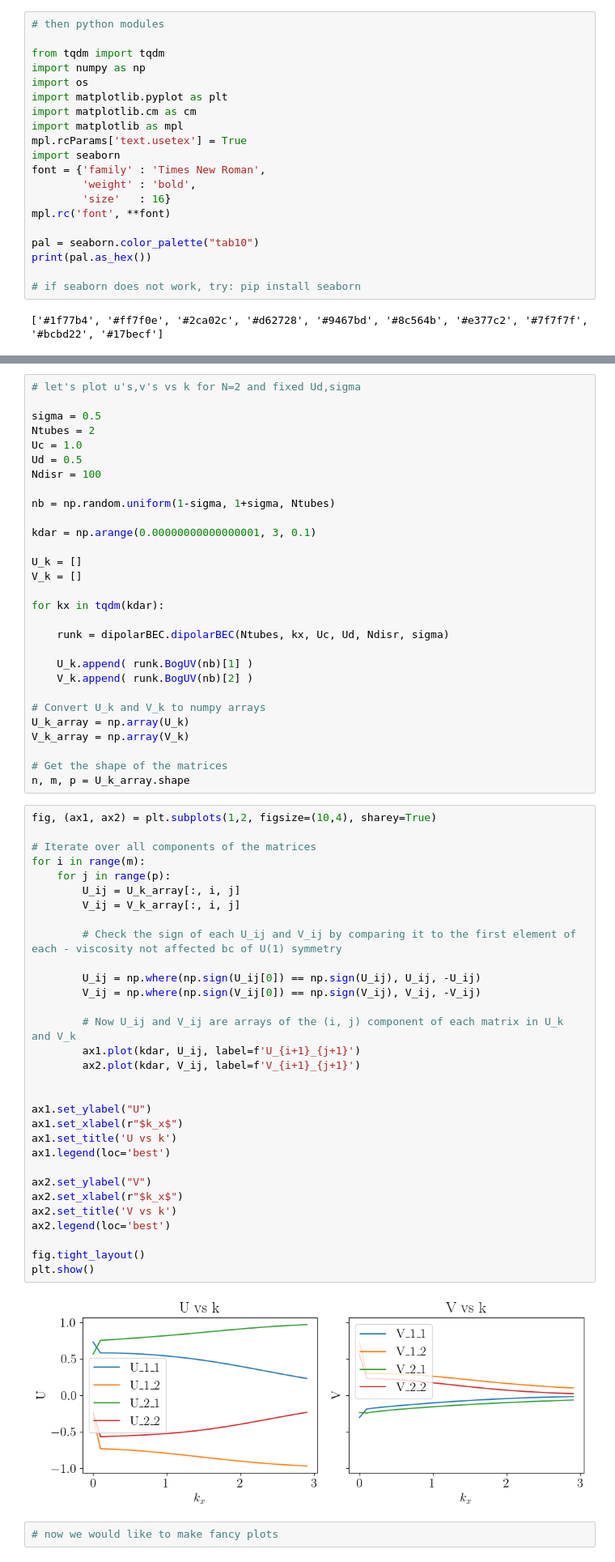
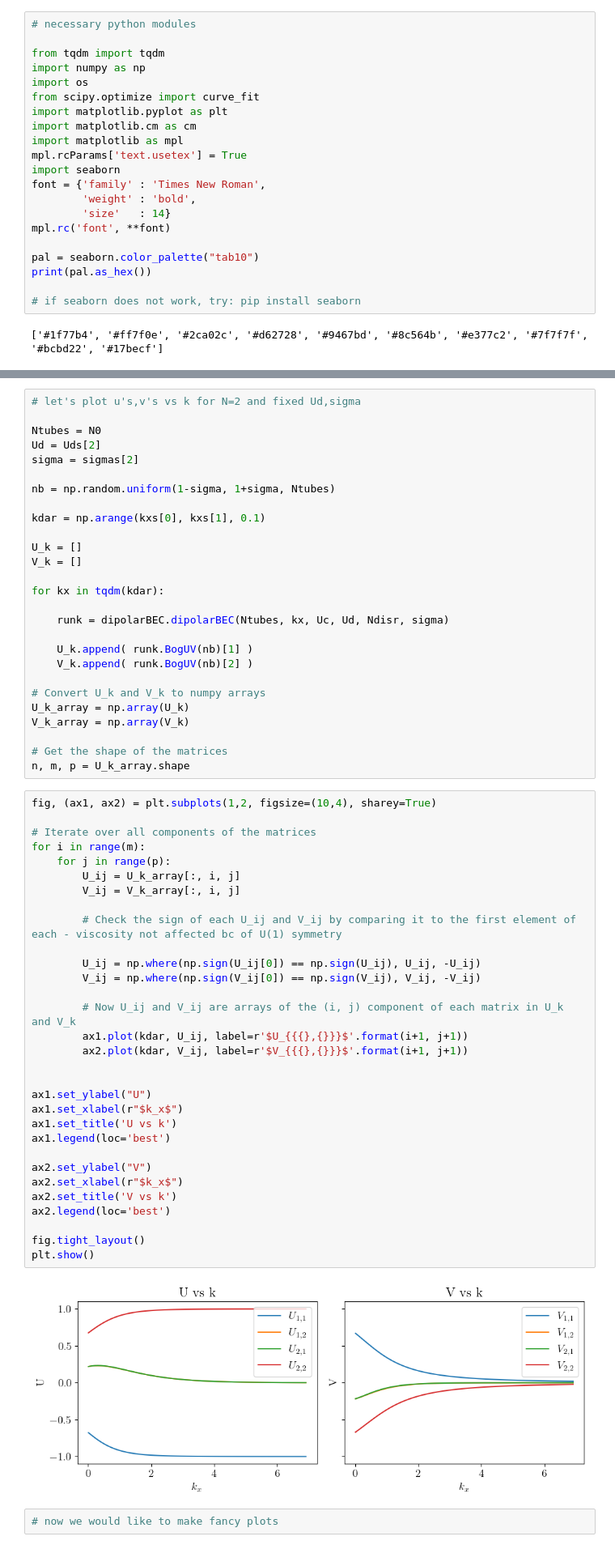
Before and after one commit to ofeypolv/dipbec, a Jupyter notebook: runs.ipynb, the cells around one changed output, grey strips where cells are left out. Shown at 81% size. Saved outputs shown, nothing was run; the diff lists cells and outputs as text.

```diff
--- a/runs.ipynb
+++ b/runs.ipynb
@@ -3,11 +3,12 @@
 
 import dipolarBEC
 # %%
-# then python modules
+# necessary python modules
 
 from tqdm import tqdm
 import numpy as np
 import os
+from scipy.optimize import curve_fit
 import matplotlib.pyplot as plt
 import matplotlib.cm as cm
 import matplotlib as mpl
@@ -15,7 +16,7 @@ mpl.rcParams['text.usetex'] = True
 import seaborn
 font = {'family' : 'Times New Roman',
         'weight' : 'bold',
-        'size'   : 16}
+        'size'   : 14}
 mpl.rc('font', **font)
 
 pal = seaborn.color_palette("tab10")
@@ -96,15 +163,13 @@ Optimal parameters are: a=0.000000, L=1.000000
 # %%
 # let's plot u's,v's vs k for N=2 and fixed Ud,sigma
 
-sigma = 0.5
-Ntubes = 2
-Uc = 1.0
-Ud = 0.5
-Ndisr = 100
+Ntubes = N0
+Ud = Uds[2]
+sigma = sigmas[2]
 
 nb = np.random.uniform(1-sigma, 1+sigma, Ntubes)
 
-kdar = np.arange(0.00000000000000001, 3, 0.1)
+kdar = np.arange(kxs[0], kxs[1], 0.1)
 
 U_k = []
 V_k = []
@@ -125,35 +190,35 @@ n, m, p = U_k_array.shape
 # %%
 fig, (ax1, ax2) = plt.subplots(1,2, figsize=(10,4), sharey=True)
 
 # Iterate over all components of the matrices
 for i in range(m):
     for j in range(p):
         U_ij = U_k_array[:, i, j]
         V_ij = V_k_array[:, i, j]
 
         # Check the sign of each U_ij and V_ij by comparing it to the first element of each - viscosity not affected bc of U(1) symmetry
 
         U_ij = np.where(np.sign(U_ij[0]) == np.sign(U_ij), U_ij, -U_ij)
         V_ij = np.where(np.sign(V_ij[0]) == np.sign(V_ij), V_ij, -V_ij)
 
         # Now U_ij and V_ij are arrays of the (i, j) component of each matrix in U_k and V_k
-        ax1.plot(kdar, U_ij, label=f'U_{i+1}_{j+1}')
-        ax2.plot(kdar, V_ij, label=f'V_{i+1}_{j+1}')
+        ax1.plot(kdar, U_ij, label=r'$U_{{{},{}}}$'.format(i+1, j+1))
+        ax2.plot(kdar, V_ij, label=r'$V_{{{},{}}}$'.format(i+1, j+1))
 
 
 ax1.set_ylabel("U")
 ax1.set_xlabel(r"$k_x$")
 ax1.set_title('U vs k')
 ax1.legend(loc='best')
 
 ax2.set_ylabel("V")
 ax2.set_xlabel(r"$k_x$")
 ax2.set_title('V vs k')
 ax2.legend(loc='best')
 
 fig.tight_layout()
 plt.show()
 # %% [output]
-[figure, old version]
+[figure, new version]
 # %%
 # now we would like to make fancy plots
```
Also changed, not shown: parts of 58 cells of this notebook.
